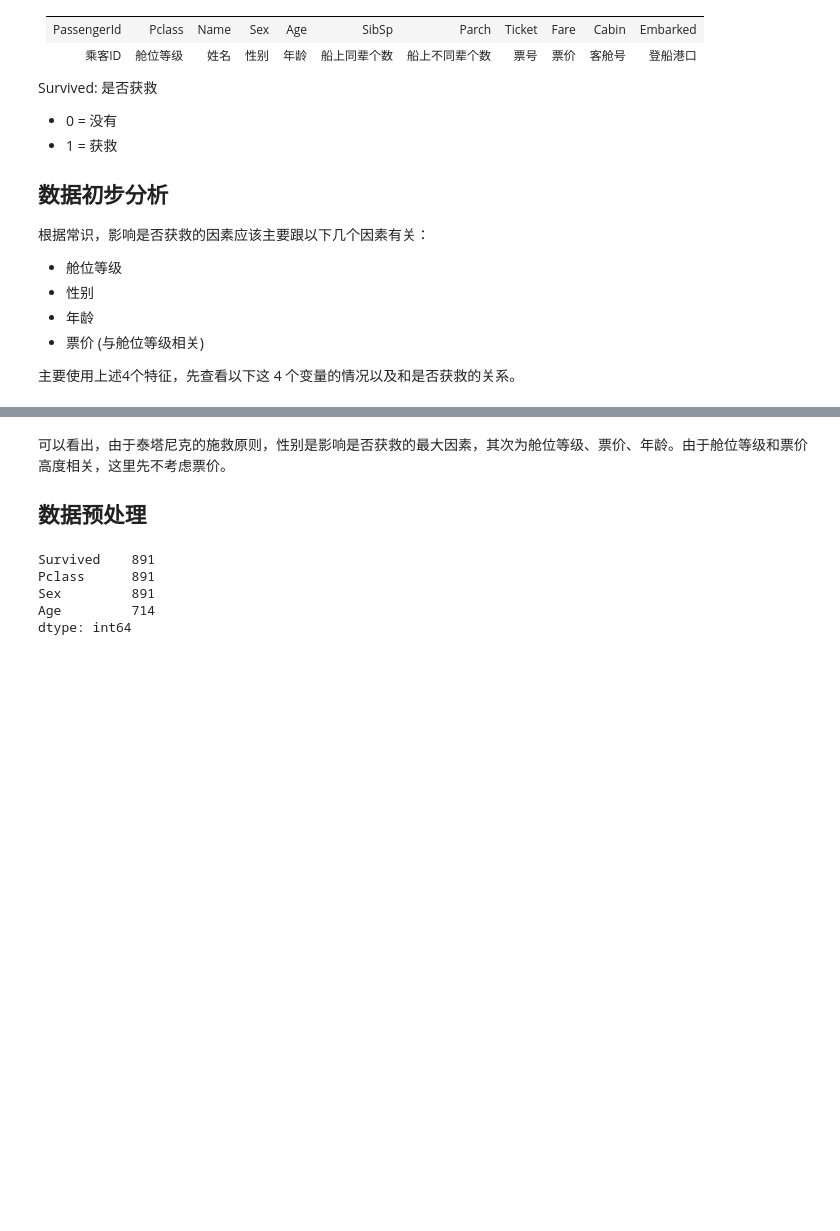
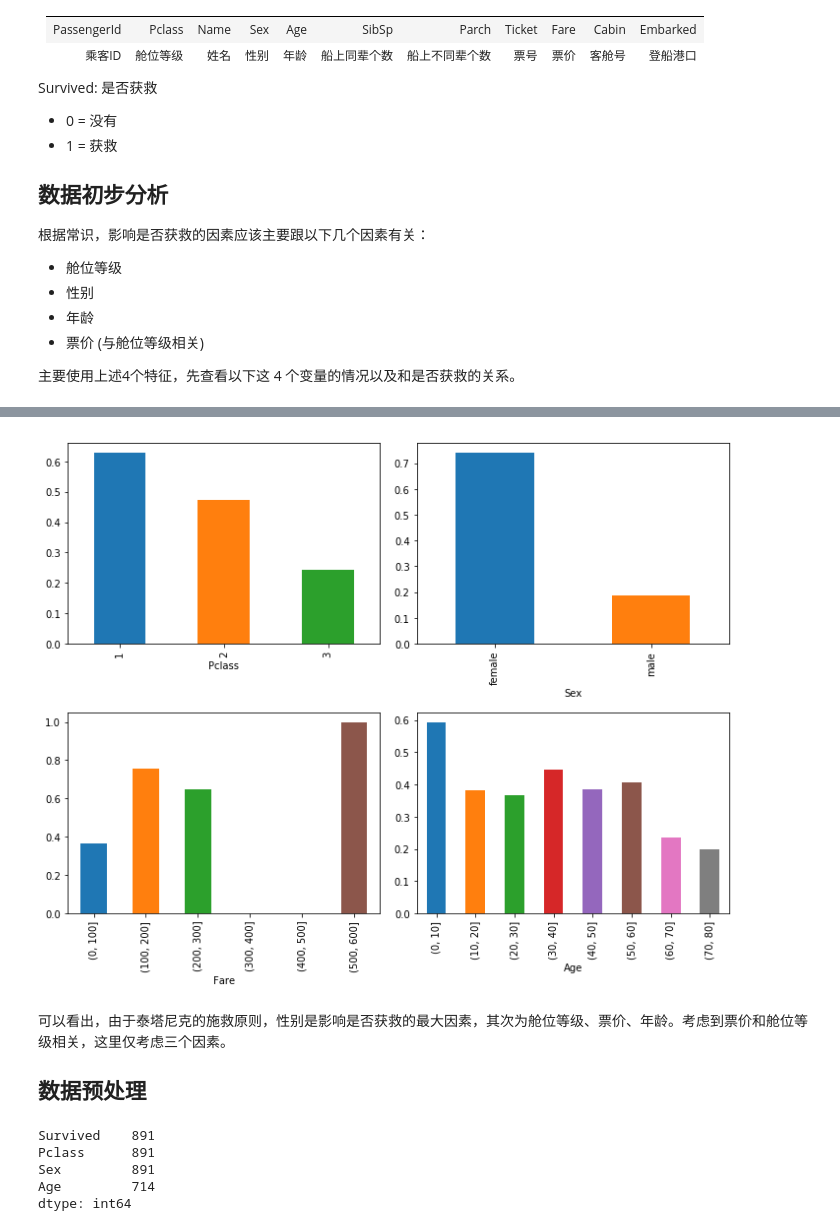
Before and after one commit to leeliang/data-analysis-example-for-beginners, a Jupyter notebook: kaggle_titanic/titanic.ipynb, the cells around one changed output, grey strips where cells are left out. Drawn from its saved outputs; the diff is of its cells as text; code cells hidden in the pictures; blank space fills up the shorter version.

```diff
--- a/kaggle_titanic/titanic.ipynb
+++ b/kaggle_titanic/titanic.ipynb
@@ -64,5 +65,15 @@ train_data.groupby([fare_range]).mean()['Survived'].plot.bar()
+# %%
+fig, ax = plt.subplots(2, 2,figsize=[10,8])
+train_data.groupby('Pclass').mean()['Survived'].plot.bar(ax=ax[0][0])
+train_data.groupby('Sex').mean()['Survived'].plot.bar(ax=ax[0][1])
+train_data.groupby([fare_range]).mean()['Survived'].plot.bar(ax=ax[1][0])
+train_data.groupby([age_range]).mean()['Survived'].plot.bar(ax=ax[1][1])
+plt.tight_layout()
+plt.savefig('/Users/lli/GitHub/zhihu/source/img/ml/3_2.png',dpi=300)
+# %% [output]
+[figure, added]
 # %% [markdown]
-可以看出，由于泰塔尼克的施救原则，性别是影响是否获救的最大因素，其次为舱位等级、票价、年龄。由于舱位等级和票价高度相关，这里先不考虑票价。
+可以看出，由于泰塔尼克的施救原则，性别是影响是否获救的最大因素，其次为舱位等级、票价、年龄。考虑到票价和舱位等级相关，这里仅考虑三个因素。
 
 ## 数据预处理
 # %%
```
Also changed, not shown: parts of 10 cells of this notebook.
